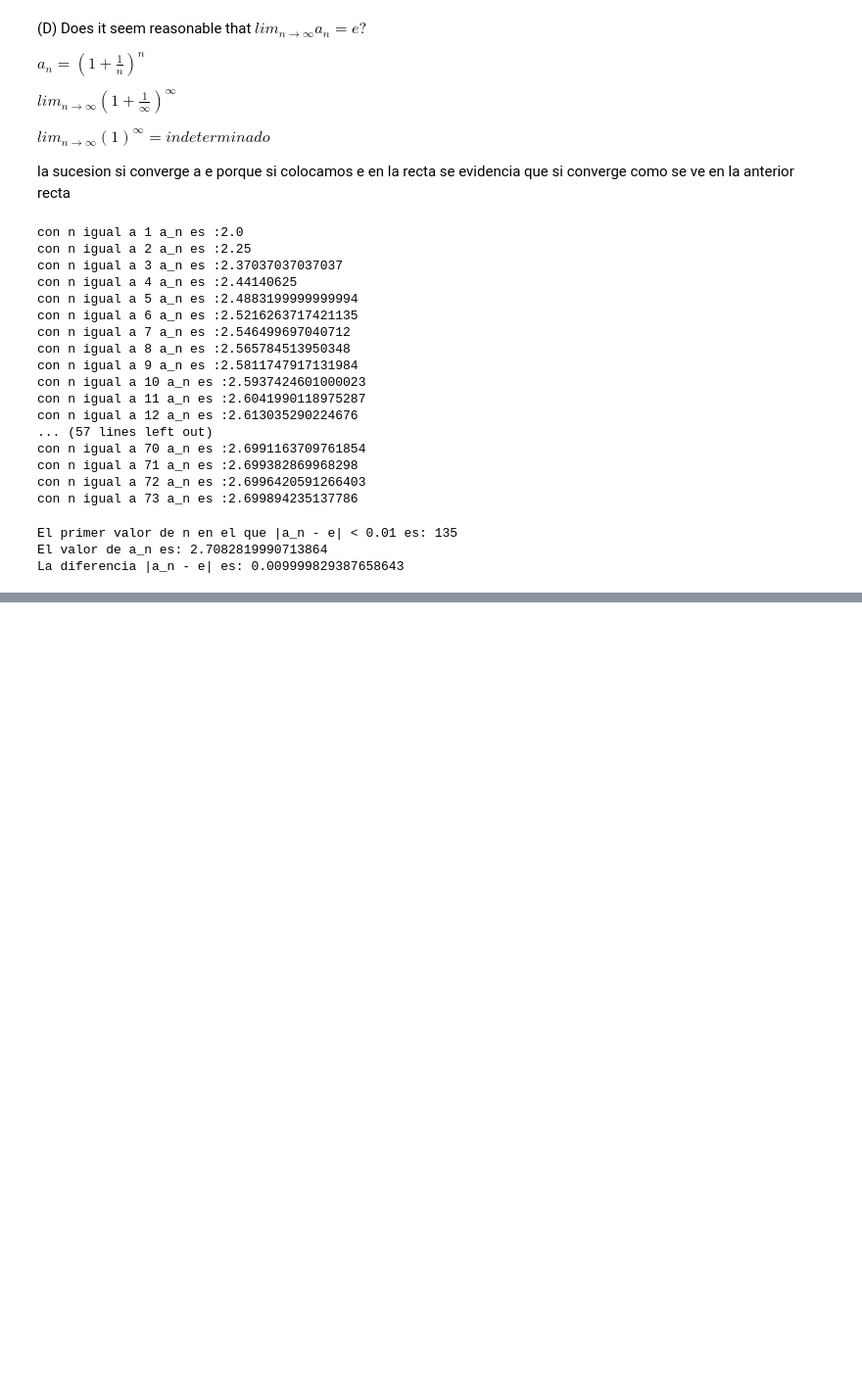
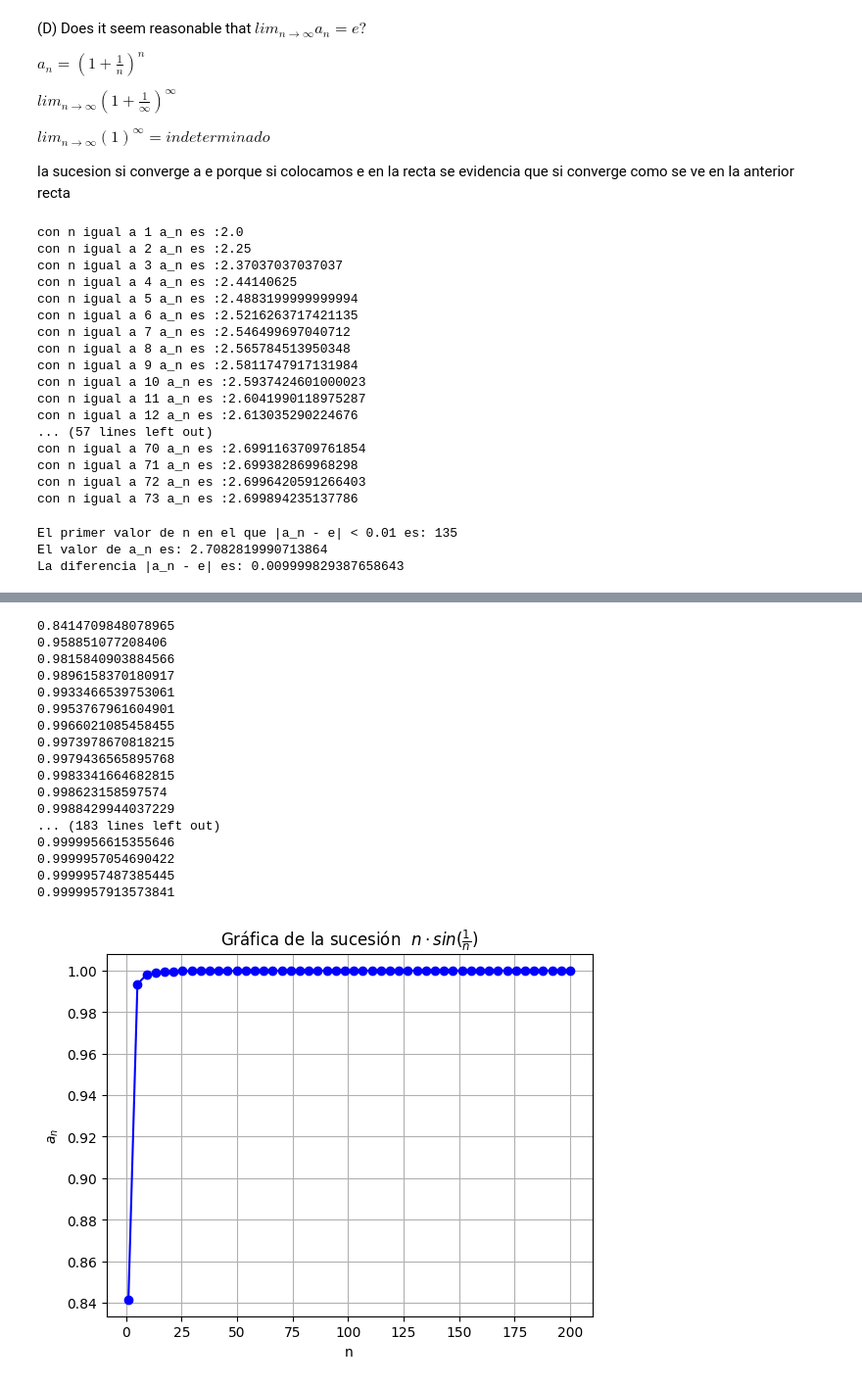
Before and after one commit to Juanm3005/trabajo-grupo-aplicadas, a Jupyter notebook: taller_sucesiones.ipynb, the cells around one changed output, grey strips where cells are left out. Shown at 98% size. Drawn from its saved outputs; the diff is of its cells as text; code cells hidden in the pictures; blank space fills up the shorter version.

```diff
--- a/taller_sucesiones.ipynb
+++ b/taller_sucesiones.ipynb
@@ -540,0 +565,41 @@ La diferencia |a_n - e| es: 0.009999829387658643
+# %%
+#b) Compute values of 𝑎𝑛 for 𝑛 = 1, 2, 3, ... , 200.:
+
+def a_n(n):
+    return n*np.sin(1/n)
+
+# Crear un rango de valores para n (usando np.arange para enteros)
+n_values = np.linspace(1,200)
+
+# Calcular los valores de b_n para cada n
+a_values = [a_n(n) for n in n_values]
+
+for i in range(1,200):
+  print(a_n(i))
+
+# Graficar la sucesión
+plt.plot(n_values, a_values, marker='o', linestyle='-', color='b')
+plt.title('Gráfica de la sucesión  $n\cdot sin(\\frac{1}{n})$')
+plt.xlabel('n')
+plt.ylabel('$a_n $')
+plt.grid(True)
+plt.show()
+# %% [output]
+0.8414709848078965
+0.958851077208406
+0.9815840903884566
+0.9896158370180917
+0.9933466539753061
+0.9953767961604901
+0.9966021085458455
+0.9973978670818215
+0.9979436565895768
+0.9983341664682815
+0.998623158597574
+0.9988429944037229
+... (183 lines left out)
+0.9999956615355646
+0.9999957054690422
+0.9999957487385445
+0.9999957913573841
+[figure, added]
```
Also changed, not shown: parts of 4 cells of this notebook.
